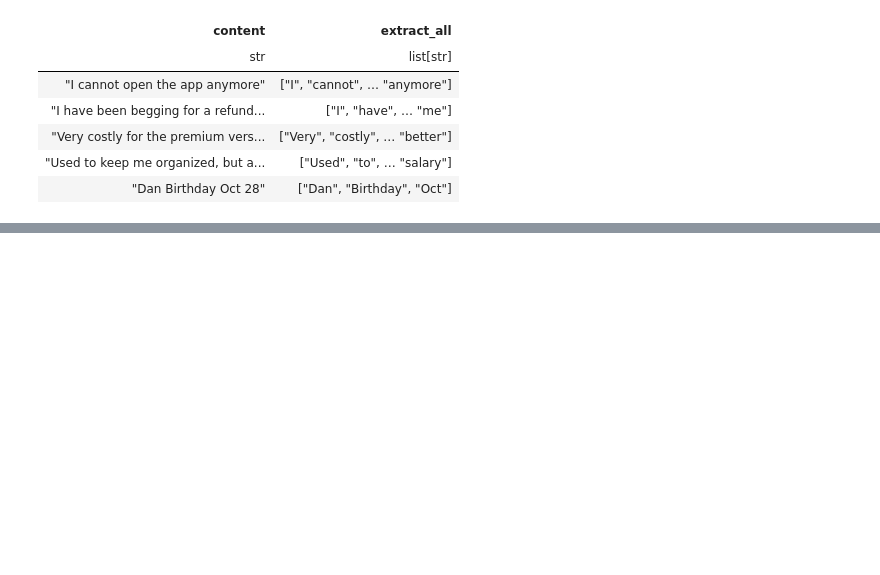
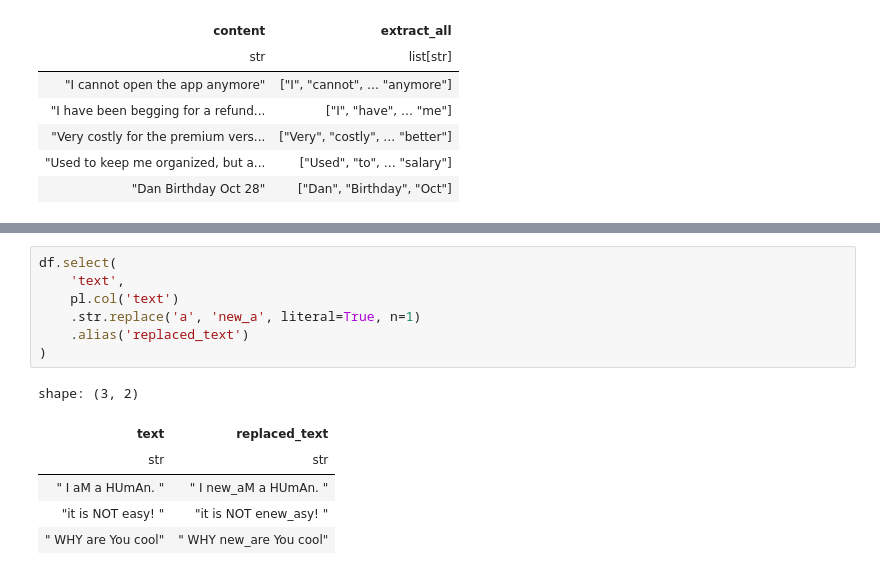
Before and after one commit to PacktPublishing/Polars-Cookbook, a Jupyter notebook: Chapter06/ch06.ipynb, the cells around one changed output, grey strips where cells are left out. Cells and saved outputs as stored; diff of their text form; blank space fills up the shorter version.

```diff
--- a/Chapter06/ch06.ipynb
+++ b/Chapter06/ch06.ipynb
@@ -365,0 +414,14 @@ shape: (5, 2)
+# %%
+df.select(
+    'text',
+    pl.col('text')
+    .str.replace('a', 'new_a', literal=True, n=1)
+    .alias('replaced_text')
+)
+# %% [output]
+shape: (3, 2)
+| text | replaced_text |
+| str | str |
+| " I aM a HUmAn. " | " I new_aM a HUmAn. " |
+| "it is NOT easy! " | "it is NOT enew_asy! " |
+| " WHY are You cool" | " WHY new_are You cool" |
```
Also changed, not shown: parts of 14 cells of this notebook.
